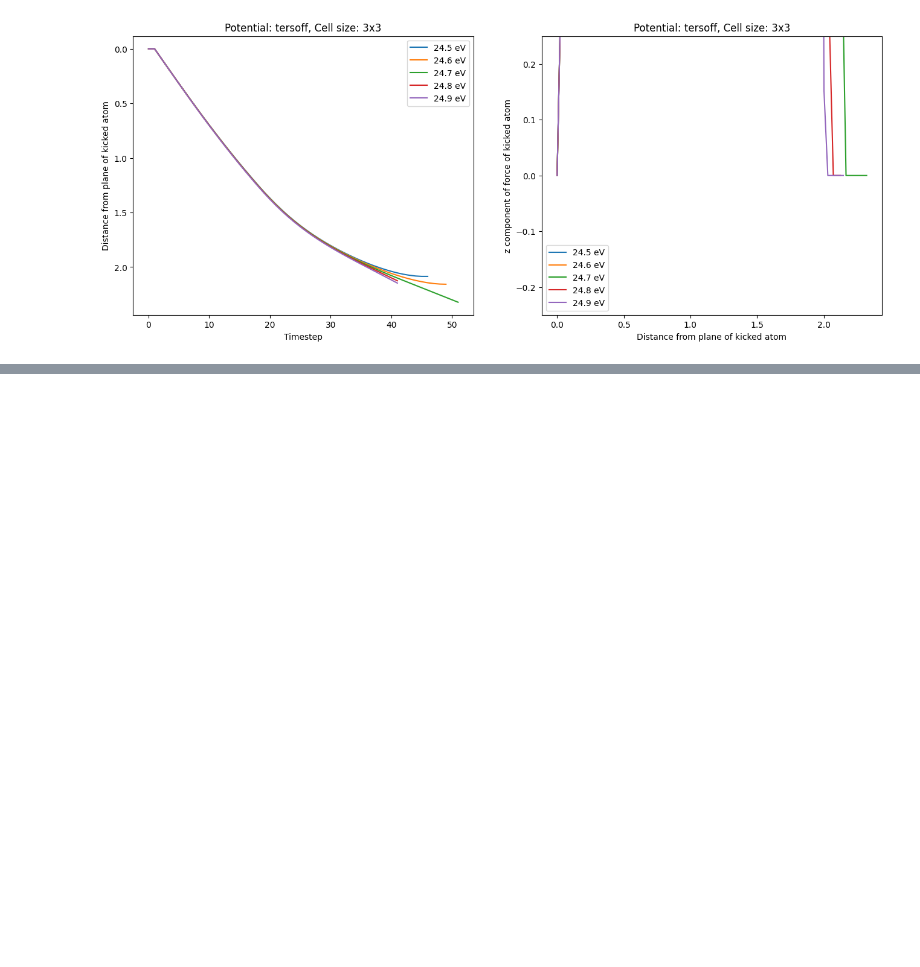
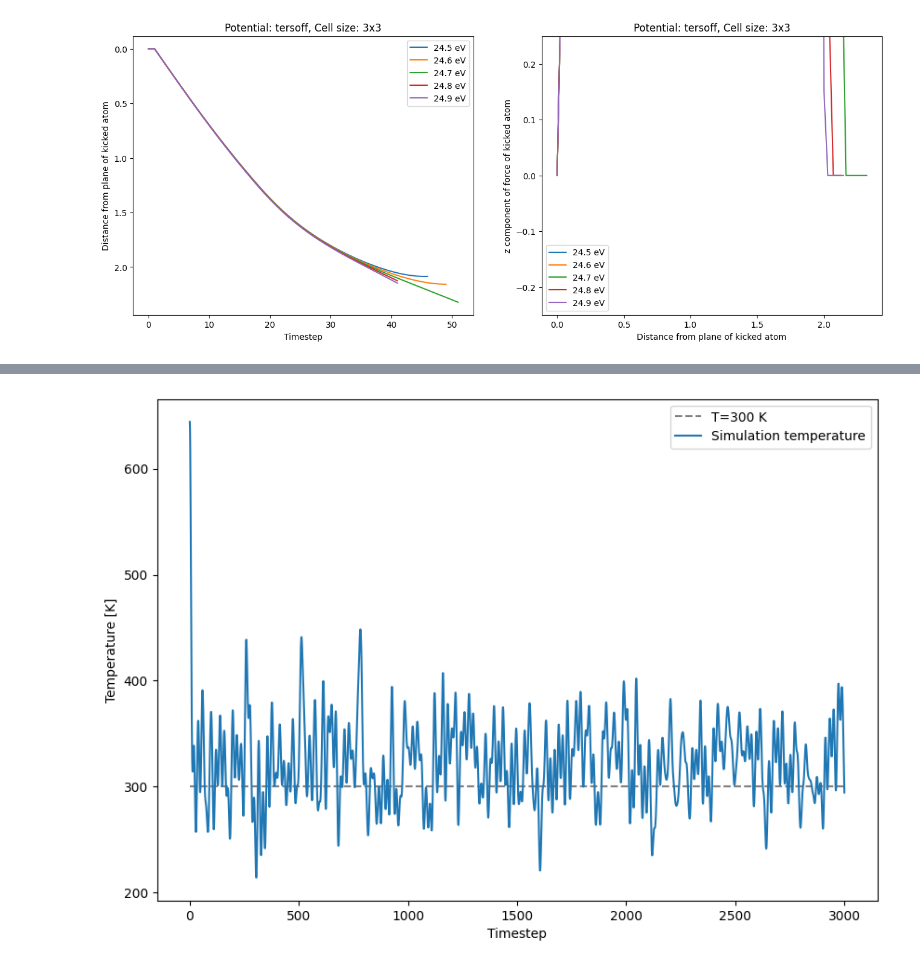
Before and after one commit to MaxNeg8/Simulating-irradiation-stability-of-2D-materials, a Jupyter notebook: Simulating irradiation stability of 2D materials.ipynb, the cells around one changed output, grey strips where cells are left out. Cells and saved outputs as stored; diff of their text form; code cells hidden in the pictures; blank space fills up the shorter version.

Commit message:
Began with thermalization, added functions to generate and equilibrate systems, added plotting of temperatures and automatically determining the ideal scaling factor to minimize internal pressure

```diff
--- a/Simulating irradiation stability of 2D materials.ipynb
+++ b/Simulating irradiation stability of 2D materials.ipynb
@@ -249,3 +251,38 @@ Traceback (most recent call last):
   File "/home/max/uni/ModernMethodsMaterialPhysics/miniconda3/envs/mlpotentials/lib/python3.9/site-packages/IPython/core/display_functions.py", line 265, in display
     print(*objs)
 ValueError: I/O operation on closed file.
+# %%
+def determine_scaling_factors(calcs : list) -> dict:
+    """
+    Determine the factors to scale cells with by relaxing internal pressure by minimizing
+    the potential energy wrt. cell volume.
+
+    Parameter
+    ---------
+    calcs : list
+        List of calculators to use for determining the potential energies
+
+    Returns:
+    --------
+    scaling_factors : dict
+        Dictionary where the keys are the calculators and the values are the corresponding scaling factors
+
+    """
+    factors = np.arange(0.8,1.2,0.001)
+
+    scaling_factors = {}
+
+    for calc in calcs:
+        energies = np.zeros(factors.size)
+
+        for i, factor in enumerate(factors):
+            atoms2 = atoms.copy()
+            atoms2.set_cell(atoms.cell*factor, scale_atoms=True)
+            atoms2.calc = calc
+            energies[i] = atoms2.get_potential_energy()
+
+        scaling_factors[calc] = factors[np.argmin(energies)]
+
+    return scaling_factors
+
+scaling_factors = determine_scaling_factors([tersoff, pyace, nn])
@@ -251,0 +382,6 @@ ValueError: I/O operation on closed file.
+# %%
+equil_tersoff, traj_equil_tersoff = generate_equilibrated_system(size=(6, 6, 1), T=300, n_equilibration=3000, timestep=0.4, calc=tersoff, scaling_factors=scaling_factors, out_trajectory=True, NVT=False)
+# %%
+plot_temperature(traj_equil_tersoff, 300)
+# %% [output]
+[figure, added]
```
Also changed, not shown: parts of 6 cells of this notebook.
